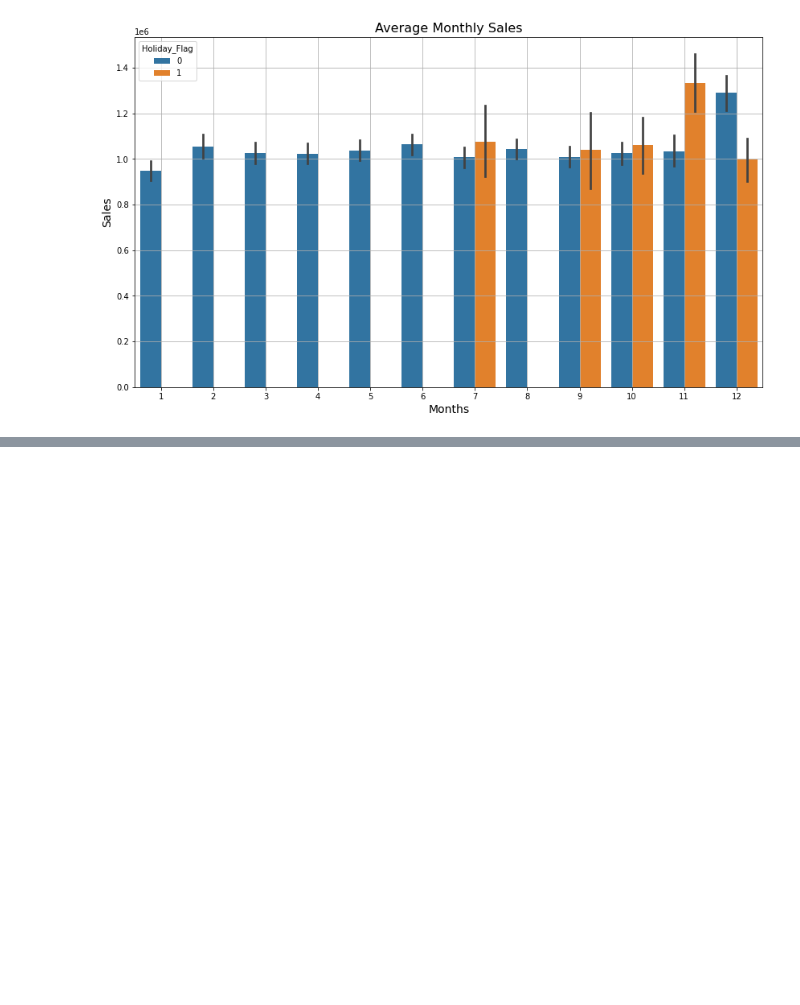
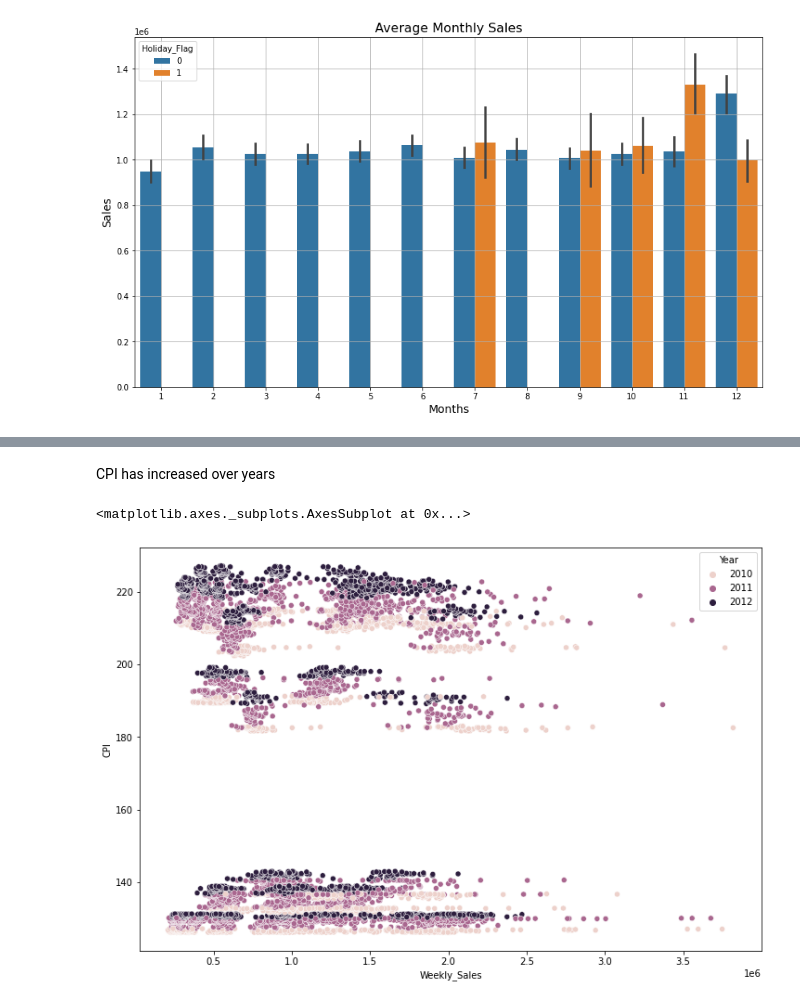
Before and after one commit to Haritha-datascientist/WalmartSalesPrediction, a Jupyter notebook: walmart_insights_prediction.ipynb, the cells around one changed output, grey strips where cells are left out. Saved outputs shown, nothing was run; the diff lists cells and outputs as text; code cells hidden in the pictures; blank space fills up the shorter version.

```diff
--- a/walmart_insights_prediction.ipynb
+++ b/walmart_insights_prediction.ipynb
@@ -214,0 +176,8 @@ plt.show()
+# %% [markdown]
+CPI has increased over years
+# %%
+plt.figure(figsize=(12,8))
+sns.scatterplot(y="CPI",x="Weekly_Sales",data=df,hue='Year')
+# %% [output]
+<matplotlib.axes._subplots.AxesSubplot at 0x...>
+[figure, added]
```
Also changed, not shown: parts of 15 cells of this notebook.
